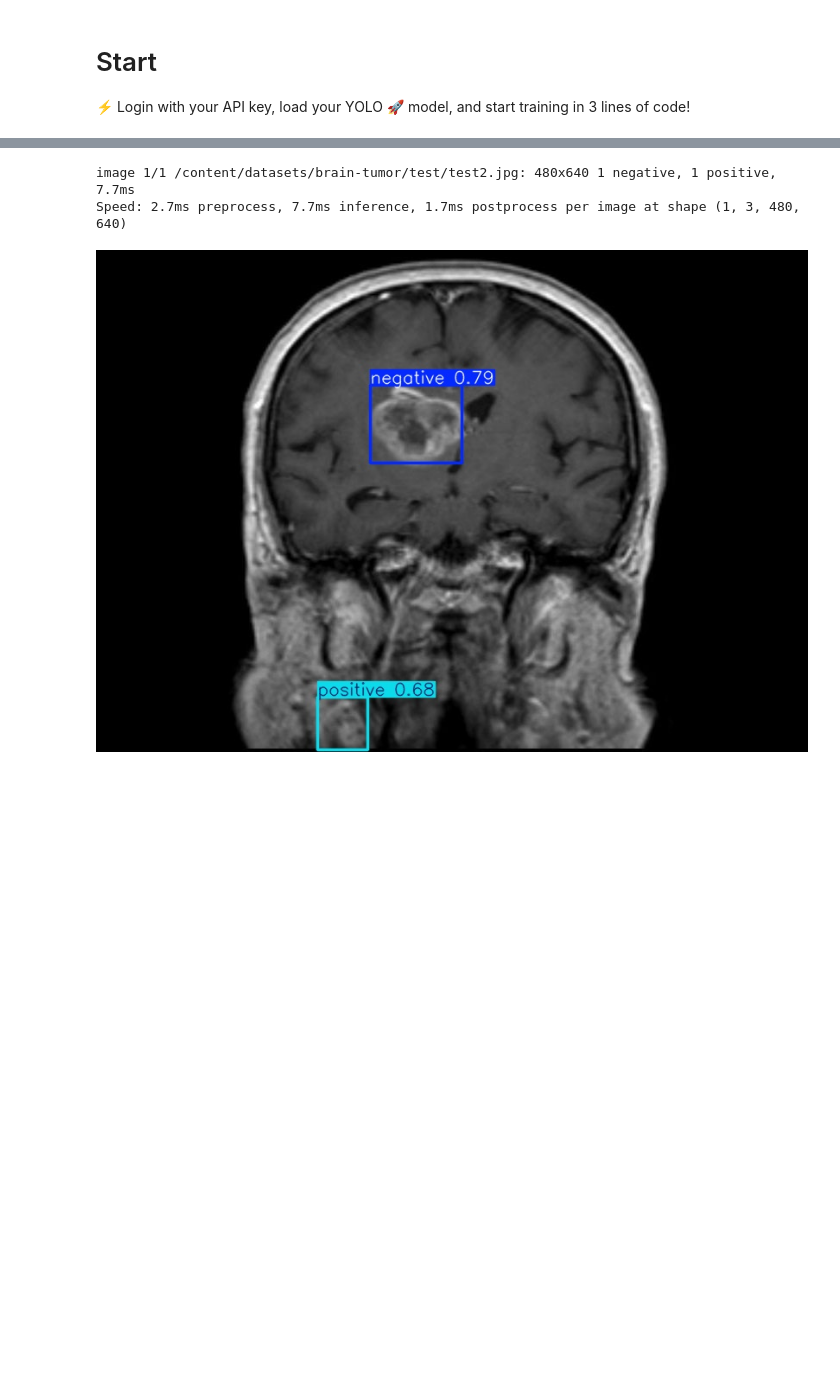
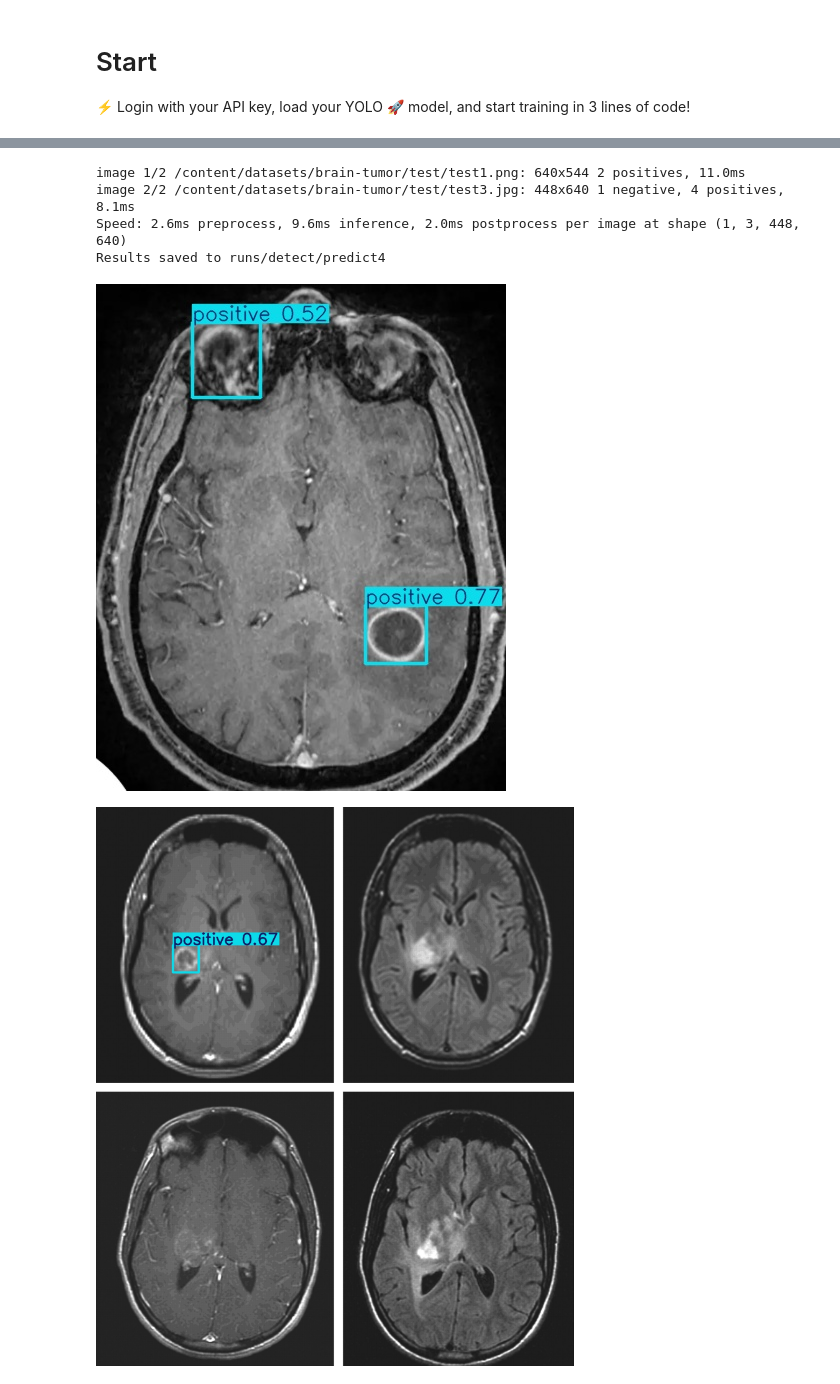
Before and after one commit to Ishac1017/Ultralytics-Yolov8-Brain-Tumor-Model, a Jupyter notebook: Ultralytics_HUB.ipynb, the cells around one changed output, grey strips where cells are left out. Saved outputs shown, nothing was run; the diff lists cells and outputs as text; code cells hidden in the pictures; blank space fills up the shorter version.

```diff
--- a/Ultralytics_HUB.ipynb
+++ b/Ultralytics_HUB.ipynb
@@ -91,8 +86,9 @@ Starting training for 100 epochs...
 # %%
 # After training we validate
 #load trained model
-model = YOLO('/content/runs/detect/train/weights/best.pt')  # Load best trained weights
+model = YOLO('https://hub.ultralytics.com/models/KDtM2IewyG6N3B2mP7cA')
 
 # Run validation
 val_results = model.val(data='/content/datasets/brain-tumor/data.yaml')
+#print(val_results)
 # %% [output]
@@ -107,25 +105,18 @@ Results saved to runs/detect/val4
-# %%
-#now test on all random images in folder
-import os
-from ultralytics import YOLO
-from IPython.display import Image, display
-
-model = YOLO('runs/detect/train/weights/best.pt')
-
-test_folder = '/content/datasets/brain-tumor/test'
-
-# Run prediction on all test images and save results
-for img_file in os.listdir(test_folder):
-    if img_file.lower().endswith(('.jpg', '.jpeg', '.png')):
-        path = os.path.join(test_folder, img_file)
-        results = model(path)
-        # Save with same name prefixed
-        results[0].save(filename=f"/content/predicted_{img_file}")
-
-# Display one of the predicted images (e.g., test1.png)
-#display(Image(filename='/content/predicted_test1.png'))
-display(Image(filename='/content/predicted_test2.jpg'))
-# %% [output]
-image 1/1 /content/datasets/brain-tumor/test/test2.jpg: 480x640 1 negative, 1 positive, 7.7ms
-Speed: 2.7ms preprocess, 7.7ms inference, 1.7ms postprocess per image at shape (1, 3, 480, 640)
-[figure, removed]
+# %%
+#now test on all random images in folder
+results = model.predict(source='/content/datasets/brain-tumor/test', conf=0.50, save=True)
+import os
+from IPython.display import Image, display
+
+output_folder = 'runs/detect/predict'
+
+for img_file in os.listdir(output_folder):
+    if img_file.endswith(('.jpg', '.png')):
+        display(Image(filename=os.path.join(output_folder, img_file)))
+# %% [output]
+image 1/2 /content/datasets/brain-tumor/test/test1.png: 640x544 2 positives, 11.0ms
+image 2/2 /content/datasets/brain-tumor/test/test3.jpg: 448x640 1 negative, 4 positives, 8.1ms
+Speed: 2.6ms preprocess, 9.6ms inference, 2.0ms postprocess per image at shape (1, 3, 448, 640)
+Results saved to runs/detect/predict4
+[figure, added]
+[figure, added]
```
Also changed, not shown: parts of 4 cells of this notebook.
